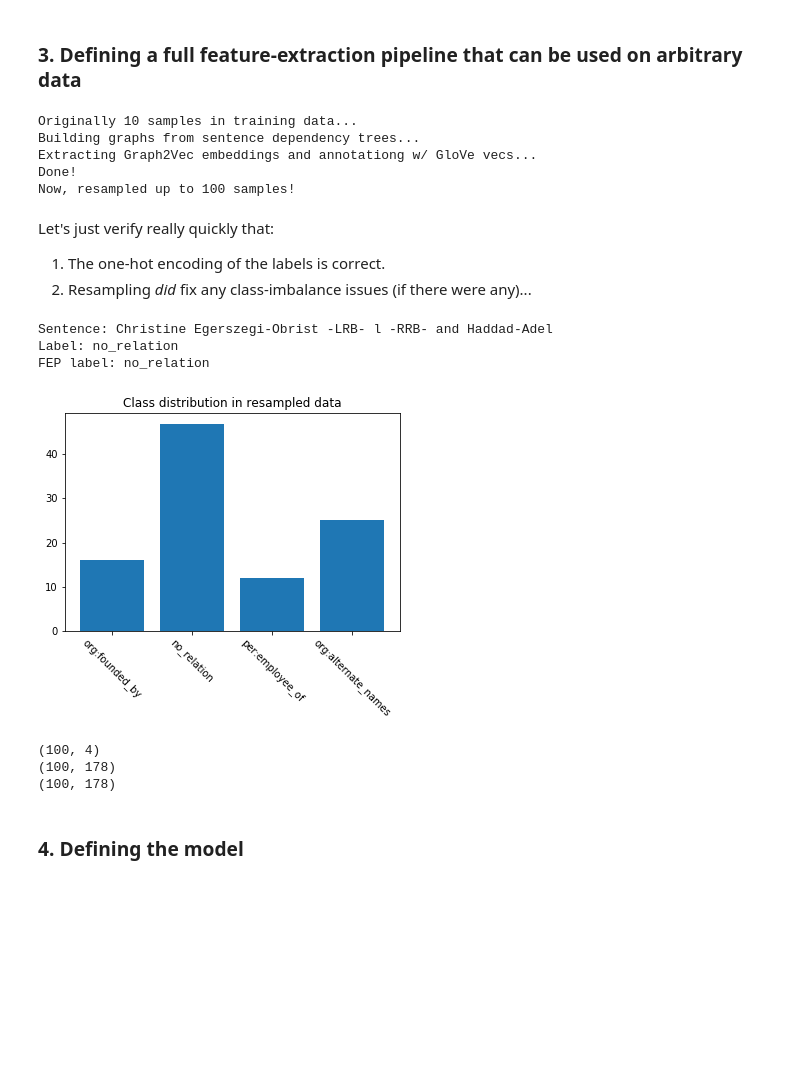
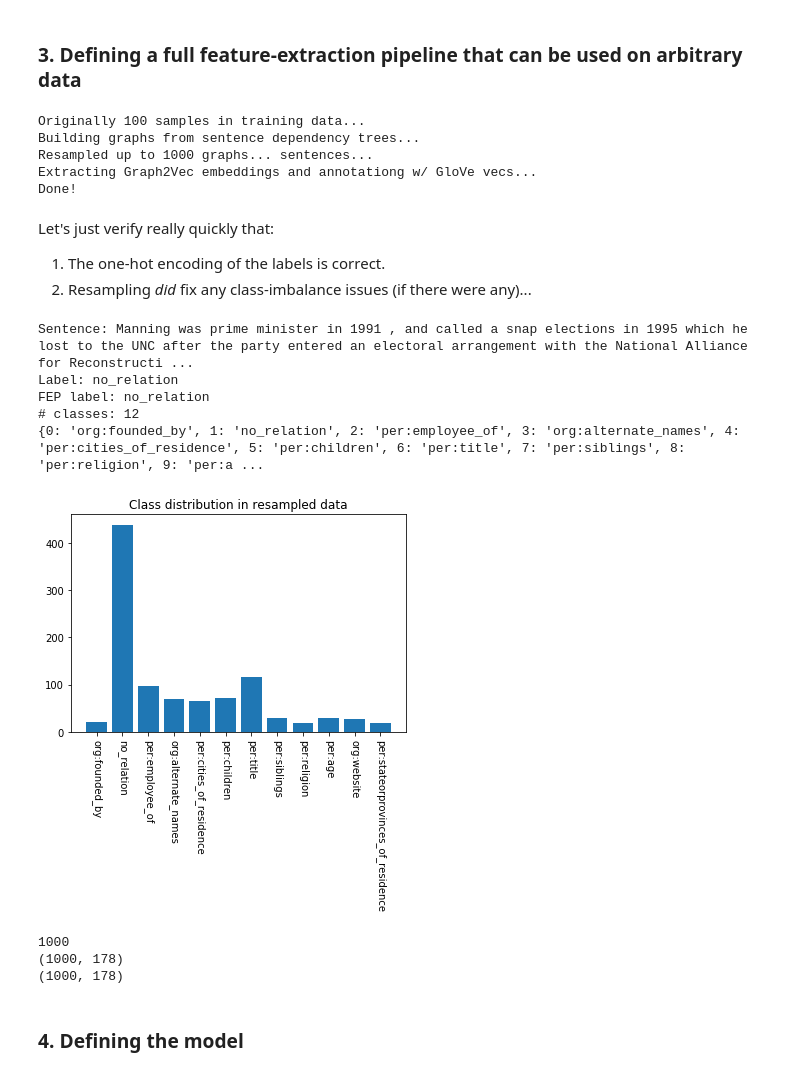
Before and after one commit to aakash-pattabi/graph_relext, a Jupyter notebook: CS 224U Final Project.ipynb, the cells around one changed output. Drawn from its saved outputs; the diff is of its cells as text; code cells hidden in the pictures; blank space fills up the shorter version.

```diff
--- a/CS 224U Final Project.ipynb
+++ b/CS 224U Final Project.ipynb
@@ -213,8 +223,7 @@ class FeatureExtractorPipeline(object):
         if total > len(sentences):
             resampled_feats = self.fe.extract_resampled_graphs(feats, total)
             feats += resampled_feats
-        assert len(feats) == total
-
+            assert len(feats) == total
 
         self.fe.save_jsons(
             [feat["full"] for feat in feats],
@@ -275,17 +284,23 @@ class FeatureExtractorPipeline(object):
     def get_class_labels(self):
         return self.class_labels
 
-    def extract_features(self, sentences, total = 0, train_flag = "train", concat = "mean"):
+    def extract_features(self, sentences, total = 0,
+                         train_flag = "train", concat = "mean"):
         assert train_flag in ["train", "test"]
 
         print("Building graphs from sentence dependency trees...")
         Y, X_full_embs, X_middle_embs = self._extract_training_graphs(sentences, total, train_flag)
+        np.save(self.save_paths["responses"], Y)
+        print("Resampled sentence graphs up to {} total examples in the data...".format(len(Y)), end = "\r")
+
         print("Extracting Graph2Vec embeddings and annotationg w/ GloVe vecs...")
         X_full, X_middle = self._extract_training_embeddings(X_full_embs, X_middle_embs, train_flag, concat)
+        X = np.concatenate((X_full, X_middle), axis = 1)
+        np.save(self.save_paths["features"], X)
         print("Done!")
-        return np.array(Y), X_full, X_middle
+        return Y, X_full, X_middle
 # %%
-small_corpus = train_data[:10]
+sanity_check = train_data[:100]
 
 fe_args = {
     "server" : server,
@@ -300,17 +315,18 @@ save_paths = {
     "train_full_g2v_path" : "train_features_full_g2v/features.csv",
     "train_middle_g2v_path" : "train_features_middle_g2v/features.csv",
     "test_full_g2v_path" : "test_features_full_g2v/features.csv",
-    "test_middle_g2v_path" : "test_features_middle_g2v/features.csv"
+    "test_middle_g2v_path" : "test_features_middle_g2v/features.csv",
+    "responses" : "all_features/responses",
+    "features" : "all_features/features"
 }
 
-n_samples = len(small_corpus)
+n_samples = len(sanity_check)
 print("Originally {} samples in training data...".format(n_samples))
 fep = FeatureExtractorPipeline(fe_args, save_paths)
-Y, X_full, X_middle = fep.extract_features(small_corpus, total = 100)
-print("Now, resampled up to {} samples!".format(len(Y)))
+Y, X_full, X_middle = fep.extract_features(sanity_check, total = 1000)
 # %% [output]
-Originally 10 samples in training data...
+Originally 100 samples in training data...
 Building graphs from sentence dependency trees...
+Resampled up to 1000 graphs... sentences...
 Extracting Graph2Vec embeddings and annotationg w/ GloVe vecs...
 Done!
-Now, resampled up to 100 samples!
@@ -329,36 +337,41 @@ Let's just verify really quickly that:
 # %%
 import matplotlib.pyplot as plt
 
 # Verifying that the labels are correct
-idx = random.choice(range(len(small_corpus)))
-ex = " ".join(small_corpus[idx]["token"])
-label = small_corpus[idx]["relation"]
+idx = random.choice(range(len(sanity_check)))
+ex = " ".join(sanity_check[idx]["token"])
+label = sanity_check[idx]["relation"]
 print("Sentence: {}\nLabel: {}".format(ex, label))
 
 class_labels = { v : k for k, v in fep.get_class_labels().items()}
 fep_label = class_labels[np.argmax(Y[idx]).astype(int)]
 print("FEP label: {}".format(fep_label))
+assert fep_label == label
 
+print("# classes: {}".format(len(class_labels)))
+print(class_labels)
 # Verifying class-imbalance issues
 labels = np.argmax(Y, axis = 1)
 keys, counts = np.unique(labels, return_counts = True)
 plt.bar(keys, counts)
 plt.title("Class distribution in resampled data")
-plt.xticks(keys, [class_labels[k] for k in keys], rotation = -45)
+plt.xticks(keys, [class_labels[k] for k in keys], rotation = 270)
 plt.show()
 
 # Verifying that all the shapes work out...
-print(Y.shape)
+print(len(Y))
 print(X_full.shape)
 print(X_middle.shape)
 # %% [output]
-Sentence: Christine Egerszegi-Obrist -LRB- l -RRB- and Haddad-Adel
+Sentence: Manning was prime minister in 1991 , and called a snap elections in 1995 which he lost to the UNC after the party entered an electoral arrangement with the National Alliance for Reconstructi ...
 Label: no_relation
 FEP label: no_relation
+# classes: 12
+{0: 'org:founded_by', 1: 'no_relation', 2: 'per:employee_of', 3: 'org:alternate_names', 4: 'per:cities_of_residence', 5: 'per:children', 6: 'per:title', 7: 'per:siblings', 8: 'per:religion', 9: 'per:a ...
-[figure, old version]
+[figure, new version]
-(100, 4)
-(100, 178)
-(100, 178)
+1000
+(1000, 178)
+(1000, 178)
 # %% [markdown]
 ### 4. Defining the model
 # %%
```
Also changed, not shown: parts of 5 cells of this notebook.
